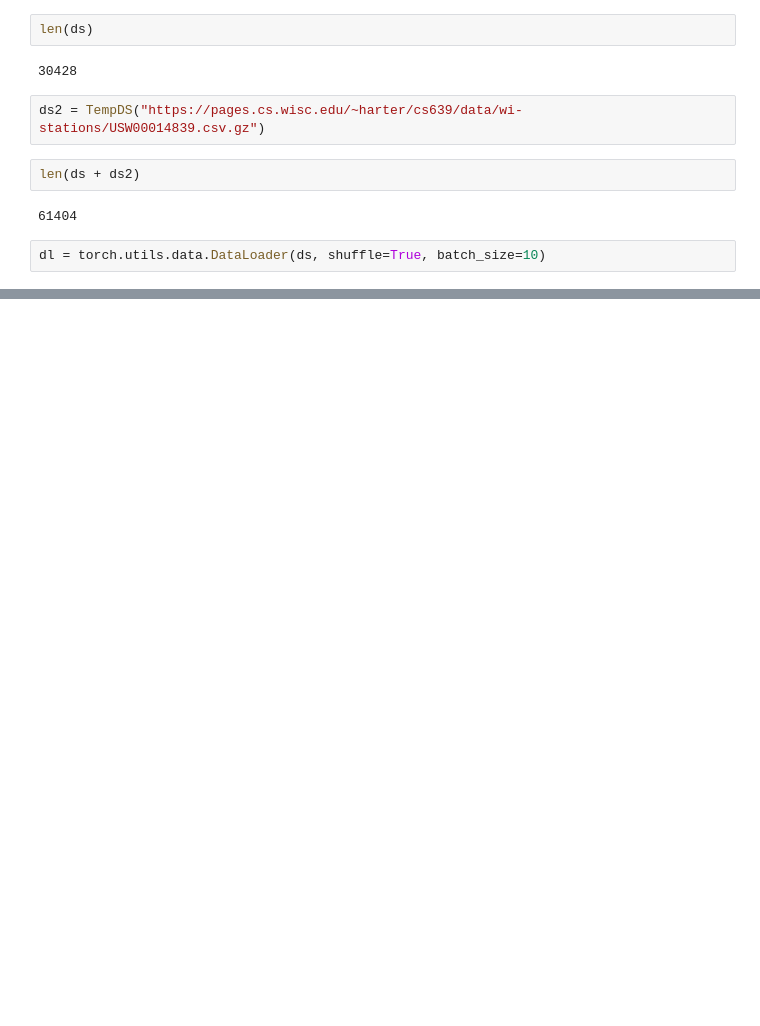
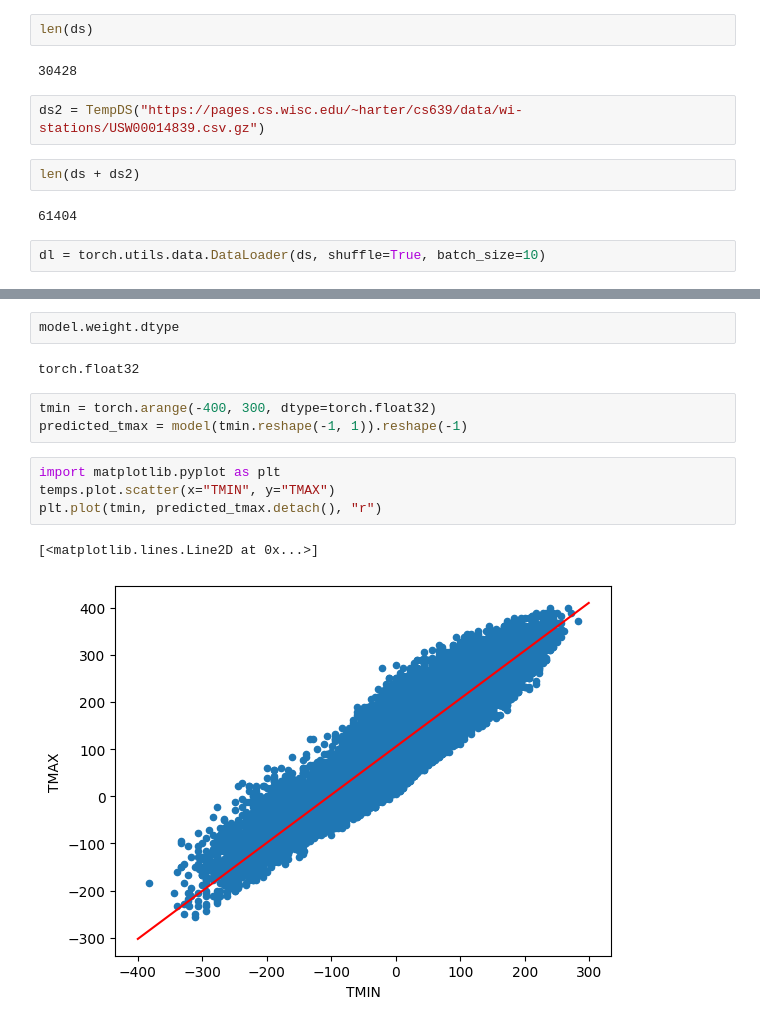
Before and after one commit to cs544-wisc/s23, a Jupyter notebook: lec/07-pytorch-ml/demo.ipynb, the cells around one changed output, grey strips where cells are left out. Cells and saved outputs as stored; diff of their text form; blank space fills up the shorter version.

```diff
--- a/lec/07-pytorch-ml/demo.ipynb
+++ b/lec/07-pytorch-ml/demo.ipynb
@@ -178,0 +215,14 @@ for epoch in range(50):
+# %%
+model.weight.dtype
+# %% [output]
+torch.float32
+# %%
+tmin = torch.arange(-400, 300, dtype=torch.float32)
+predicted_tmax = model(tmin.reshape(-1, 1)).reshape(-1)
+# %%
+import matplotlib.pyplot as plt
+temps.plot.scatter(x="TMIN", y="TMAX")
+plt.plot(tmin, predicted_tmax.detach(), "r")
+# %% [output]
+[<matplotlib.lines.Line2D at 0x...>]
+[figure, added]
```
Also changed, not shown: parts of 4 cells of this notebook, 1 other file.
